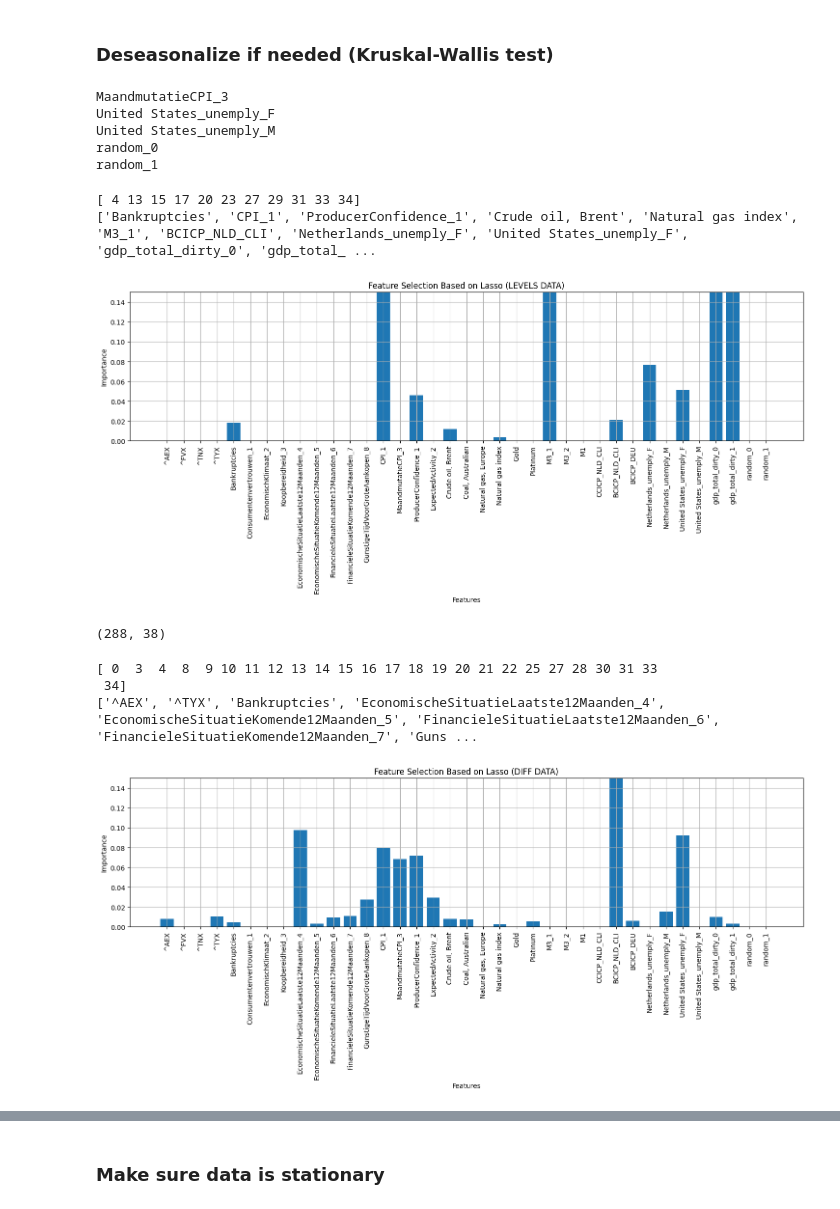
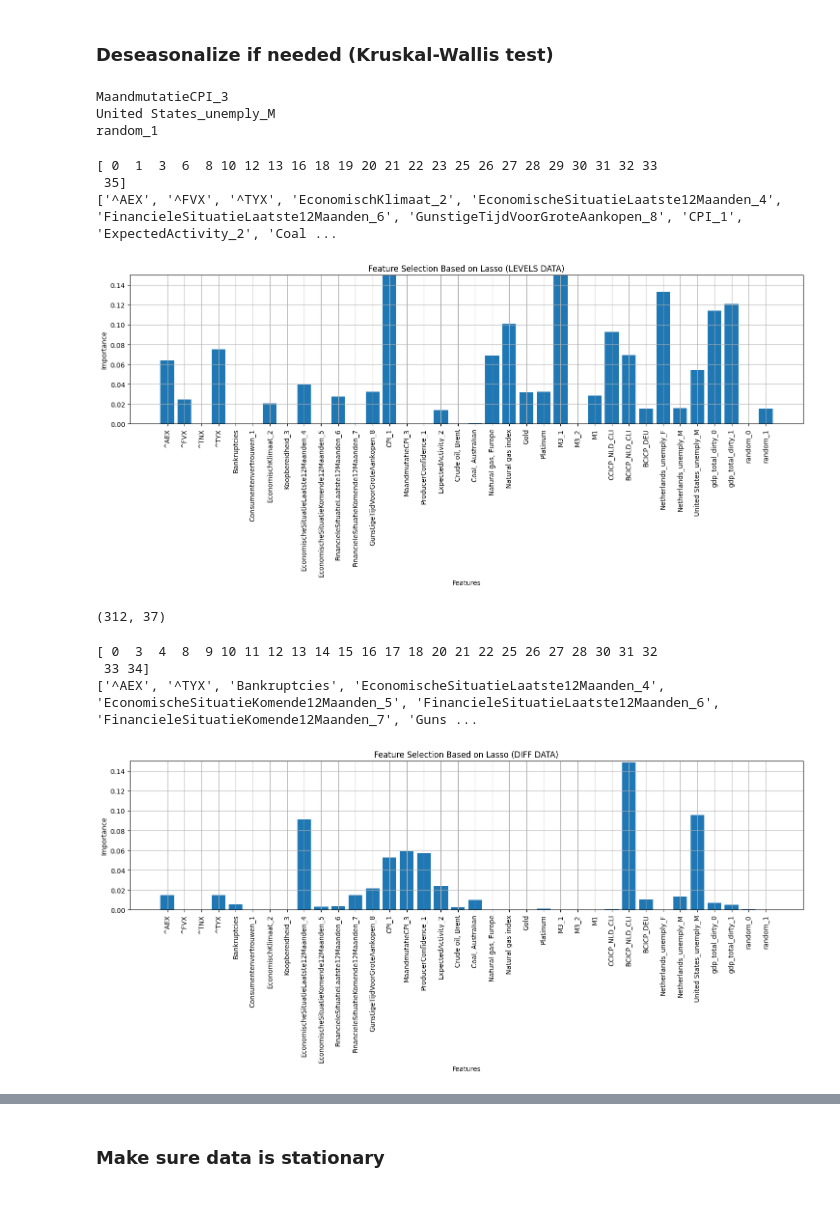
Before and after one commit to powell001/NowCast_Data_v2, a Jupyter notebook: src/a06_forecastQuarterlyData_withMonthlyData_Lasso.ipynb, the cells around one changed output, grey strips where cells are left out. Cells and saved outputs as stored; diff of their text form; code cells hidden in the pictures.

```diff
--- a/src/a06_forecastQuarterlyData_withMonthlyData_Lasso.ipynb
+++ b/src/a06_forecastQuarterlyData_withMonthlyData_Lasso.ipynb
@@ -58,9 +58,6 @@ def y_data(seasonal=True):
 regressionData = y_data(seasonal=True).merge(x_data(), left_index=True, right_index=True, how='outer')
 regressionData.to_csv(outputdata1 + "regressiondata_mo.csv")
 
-start_date_analysis = "2000-08-01"  # make divisible by 12 to make coding easier
+start_date_analysis = "1998-08-01"  # make divisible by 12 to make coding easier
 save_some_data_for_predictions = "2024-07-01"
 df1 = regressionData.loc[start_date_analysis:save_some_data_for_predictions,:].copy()
-
-
-df1
@@ -128,7 +112,7 @@ df1 = df1[['gdp_total',
           'Netherlands_unemply_F',
           'Netherlands_unemply_M',
 
-          'United States_unemply_F',
+          #'United States_unemply_F',
           'United States_unemply_M',
         ]]
 # %% [markdown]
@@ -276,9 +260,7 @@ for i in deseasonalizeThese:
 scaled_features_df.to_csv("tmp_scaled_features_df.csv ")
 # %% [output]
 MaandmutatieCPI_3
-United States_unemply_F
 United States_unemply_M
-random_0
 random_1
 # %%
 def lassoreg(data, alpha=0.0001, title='Feature Selection Based on Lasso'):
@@ -308,45 +290,46 @@ def lassoreg(data, alpha=0.0001, title='Feature Selection Based on Lasso'):
 
     selected_features_lasso = np.flatnonzero(lasso.coef_)
     print(selected_features_lasso)
 
     best_variables = [Xcolnames.columns[i] for i in selected_features_lasso]
     print(best_variables)
 
 
     # calling the model with the best parameter
     lasso1 = Lasso(alpha=myalpha)
     lasso1.fit(X, Y)
 
     # Using np.abs() to make coefficients positive.
     lasso1_coef = np.abs(lasso1.coef_)
 
     # plotting the Column Names and Importance of Columns.
     plt.bar(lst, lasso1_coef)
     plt.xticks(rotation=90)
     plt.grid()
     plt.title(title)
     plt.xlabel("Features")
     plt.ylabel("Importance")
     plt.ylim(0, 0.15)
     plt.show()
 
     return best_variables
 
-lassoreg(scaled_features_df, alpha=0.01, title='Feature Selection Based on Lasso (LEVELS DATA)')
+lassoreg(scaled_features_df, alpha=0.001, title='Feature Selection Based on Lasso (LEVELS DATA)')
 
 print(scaled_features_df.shape)
 # %% [output]
-[ 4 13 15 17 20 23 27 29 31 33 34]
-['Bankruptcies', 'CPI_1', 'ProducerConfidence_1', 'Crude oil, Brent', 'Natural gas index', 'M3_1', 'BCICP_NLD_CLI', 'Netherlands_unemply_F', 'United States_unemply_F', 'gdp_total_dirty_0', 'gdp_total_ ...
+[ 0  1  3  6  8 10 12 13 16 18 19 20 21 22 23 25 26 27 28 29 30 31 32 33
+ 35]
+['^AEX', '^FVX', '^TYX', 'EconomischKlimaat_2', 'EconomischeSituatieLaatste12Maanden_4', 'FinancieleSituatieLaatste12Maanden_6', 'GunstigeTijdVoorGroteAankopen_8', 'CPI_1', 'ExpectedActivity_2', 'Coal ...
-[figure, old version]
+[figure, new version]
-(288, 38)
+(312, 37)
 # %%
 lassoreg(scaled_features_df.diff().dropna(), alpha=0.0001, title='Feature Selection Based on Lasso (DIFF DATA)');
 # %% [output]
-[ 0  3  4  8  9 10 11 12 13 14 15 16 17 18 19 20 21 22 25 27 28 30 31 33
- 34]
+[ 0  3  4  8  9 10 11 12 13 14 15 16 17 18 20 21 22 25 26 27 28 30 31 32
+ 33 34]
 ['^AEX', '^TYX', 'Bankruptcies', 'EconomischeSituatieLaatste12Maanden_4', 'EconomischeSituatieKomende12Maanden_5', 'FinancieleSituatieLaatste12Maanden_6', 'FinancieleSituatieKomende12Maanden_7', 'Guns ...
-[figure, old version]
+[figure, new version]
 # %%
 def lag_data(data):
     # only returns lags of variables, not original data
```
Also changed, not shown: parts of 54 cells of this notebook.
